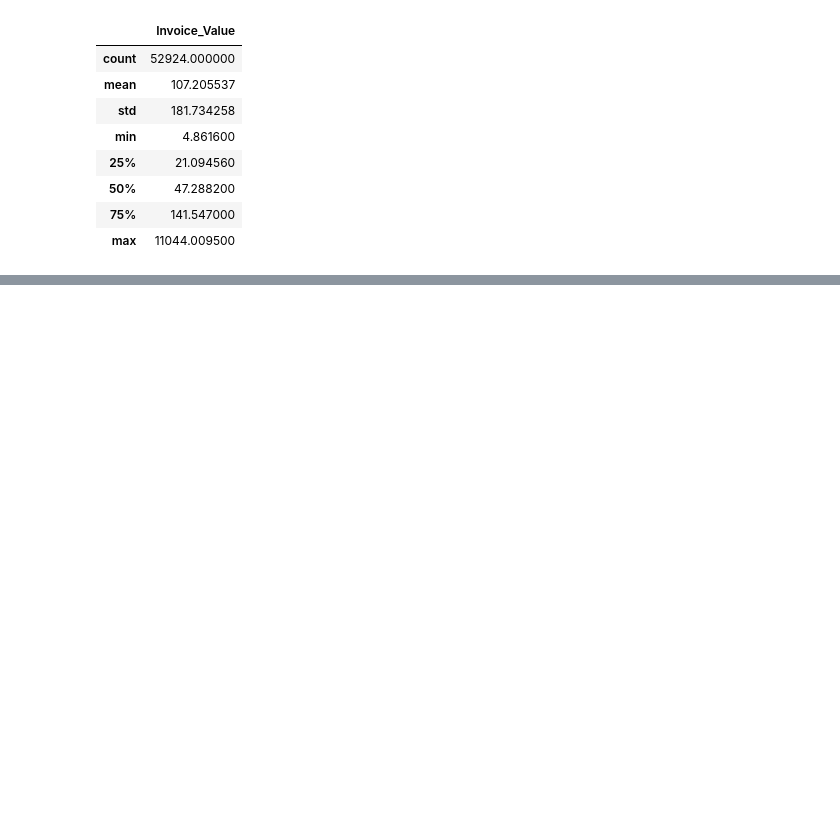
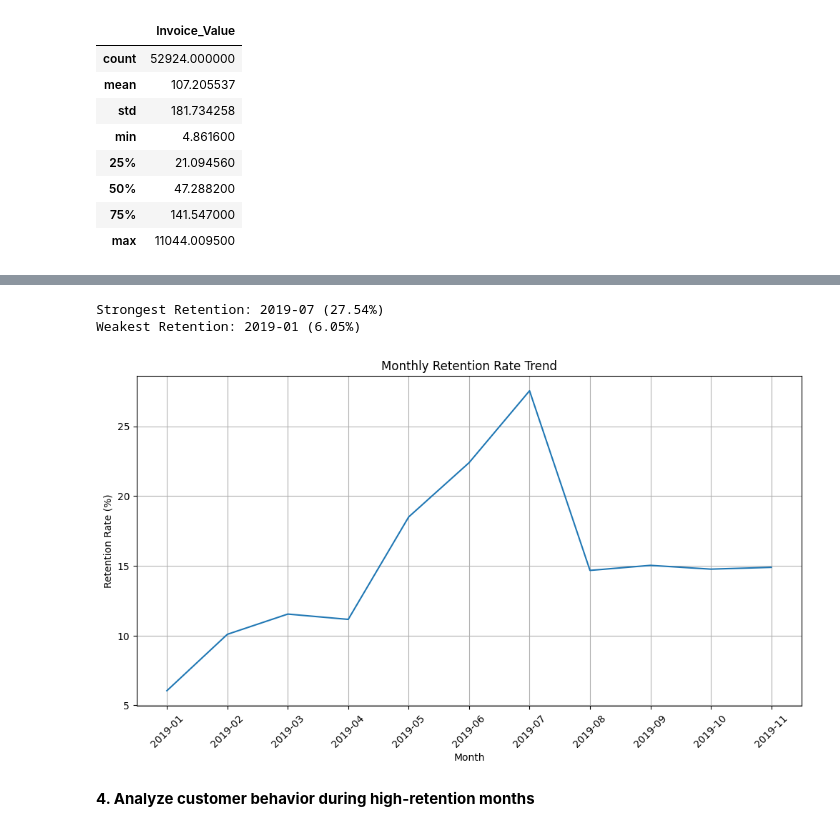
Before and after one commit to anp2/Declarative-Pipeline, a Jupyter notebook: EcommProj.ipynb, the cells around one changed output, grey strips where cells are left out. Cells and saved outputs as stored; diff of their text form; code cells hidden in the pictures; blank space fills up the shorter version.

```diff
--- a/EcommProj.ipynb
+++ b/EcommProj.ipynb
@@ -767,0 +1070,11 @@ merged_df[['Invoice_Value']].describe()
+# %%
+# Create Monthly Customer Lists
+# Group customers for each month.
+monthly_customers = (
+    sales_df
+    .groupby('Year_Month')['CustomerID']
+    .apply(set)
+    .sort_index()
+)
+
+monthly_customers.head()
@@ -767,0 +1140,7 @@ merged_df[['Invoice_Value']].describe()
+# %%
+# Create Retention DataFrame
+retention_df = pd.DataFrame(
+    retention_data
+)
+
+retention_df
@@ -767,0 +1160,53 @@ merged_df[['Invoice_Value']].describe()
+# %%
+# Identify Strongest and Weakest Months
+
+strongest = retention_df.loc[
+    retention_df['Retention_Rate']
+    .idxmax()
+]
+
+weakest = retention_df.loc[
+    retention_df['Retention_Rate']
+    .idxmin()
+]
+
+print(
+    f"Strongest Retention: "
+    f"{strongest['Month']} "
+    f"({strongest['Retention_Rate']}%)"
+)
+
+print(
+    f"Weakest Retention: "
+    f"{weakest['Month']} "
+    f"({weakest['Retention_Rate']}%)"
+)
+# %% [output]
+Strongest Retention: 2019-07 (27.54%)
+Weakest Retention: 2019-01 (6.05%)
+# %%
+# Visualize Retention Trend
+import matplotlib.pyplot as plt
+
+plt.figure(figsize=(12,6))
+
+plt.plot(
+    retention_df['Month'],
+    retention_df['Retention_Rate']
+)
+
+plt.xticks(rotation=45)
+
+plt.xlabel('Month')
+
+plt.ylabel('Retention Rate (%)')
+
+plt.title('Monthly Retention Rate Trend')
+
+plt.grid(True)
+
+plt.show()
+# %% [output]
+[figure, added]
+# %% [markdown]
+**4. Analyze customer behavior during high-retention months**
```
Also changed, not shown: parts of 35 cells of this notebook.
